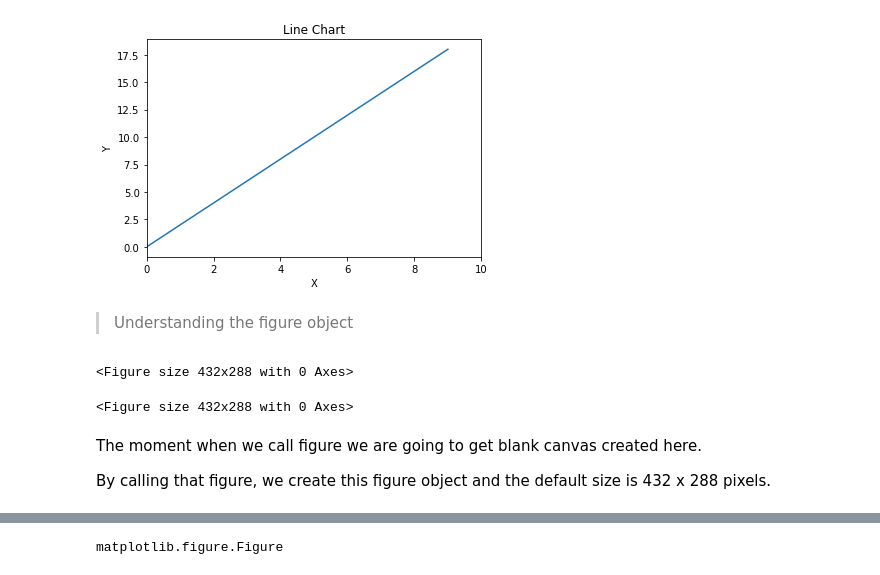
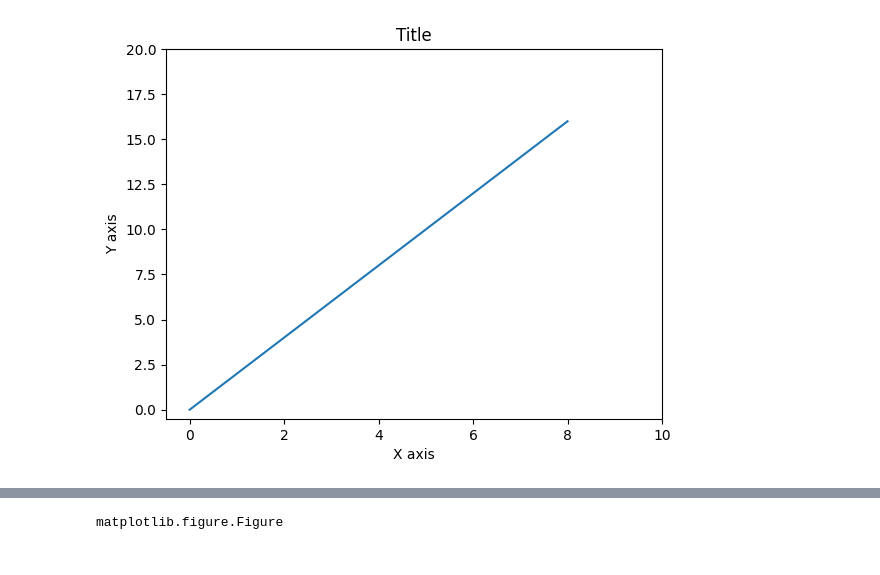
Before and after one commit to humsarika/machine-learning-practice, a Jupyter notebook: Matplotlib.ipynb, the cells around one changed output, grey strips where cells are left out. Saved outputs shown, nothing was run; the diff lists cells and outputs as text; code cells hidden in the pictures.

```diff
--- a/Matplotlib.ipynb
+++ b/Matplotlib.ipynb
@@ -7,4 +7,4 @@ If we are running this as py script then at the end of our plot we will have to
 # %%
 import numpy as np
 # %%
-x = np.arange(0,10)
+x= np.arange(9)
@@ -21,11 +29,10 @@ array([ 0,  2,  4,  6,  8, 10, 12, 14, 16, 18])
 # %%
 plt.plot(x,y)
-# plt.show() --> Display all figures.
-plt.xlabel('X')
-plt.ylabel('Y')
-plt.xlim(0,5)
-plt.xlim(0,10)
-plt.title('Line Chart'); # we have to write a semi colon at the end of this command
-plt.savefig('Myfirstplot.jpg')
+plt.xlabel('X axis')
+plt.ylabel('Y axis')
+plt.title('Title')
+plt.xlim(-0.5,10)
+plt.ylim(-0.5,20)
+plt.savefig('firstplot.jpg')
 # %% [output]
-[figure, old version]
+[figure, new version]
@@ -34,15 +38,0 @@ help(plt.savefig)
-# %% [markdown]
-
-> Understanding the figure object
-# %%
-fig = plt.figure()
-# %% [output]
-<Figure size 432x288 with 0 Axes>
-# %%
-fig
-# %% [output]
-<Figure size 432x288 with 0 Axes>
-# %% [markdown]
-The moment when we call figure we are going to get blank canvas created here.
-
-By calling that figure, we create this figure object and the default size is 432 x 288 pixels.
```
Also changed, not shown: parts of 100 cells of this notebook.
